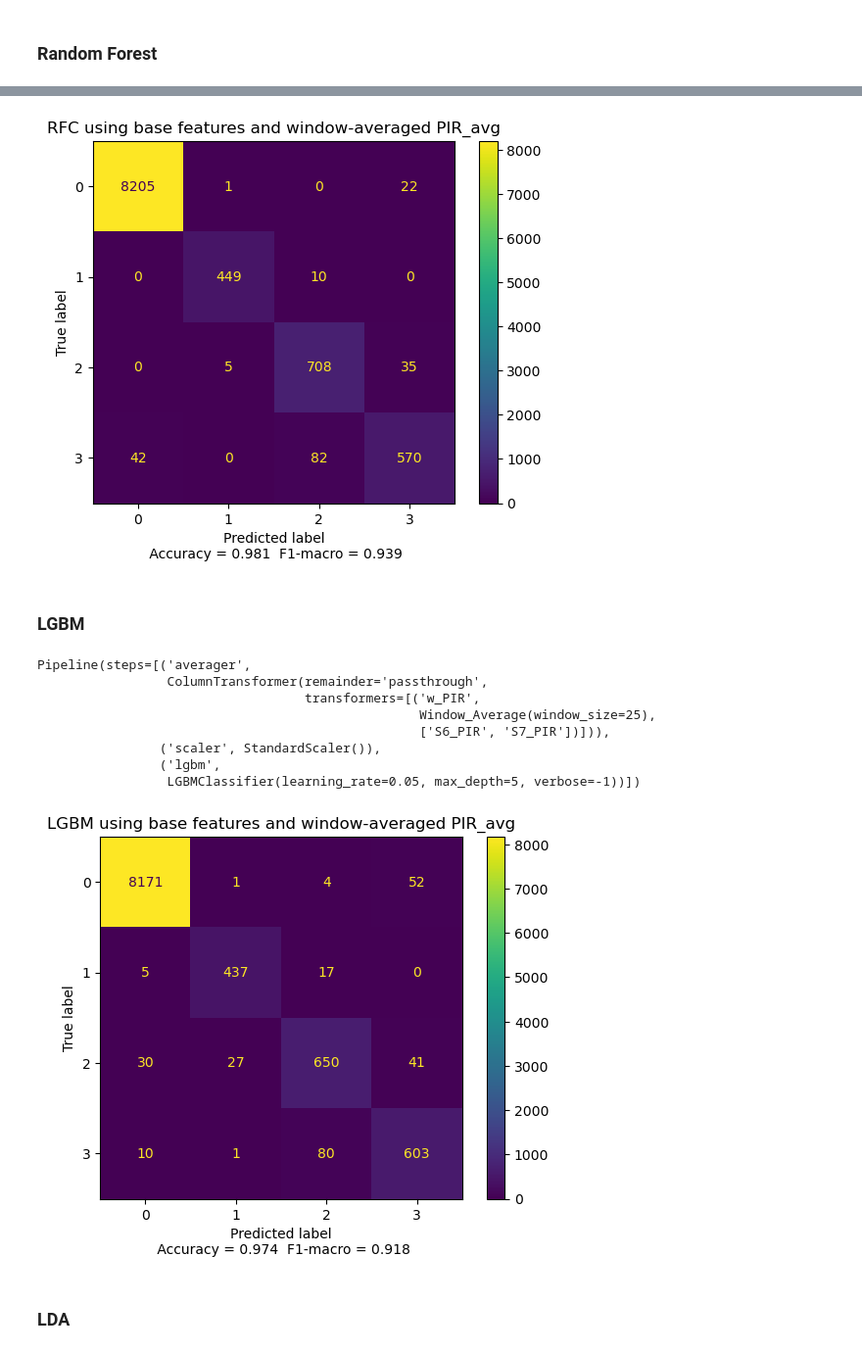
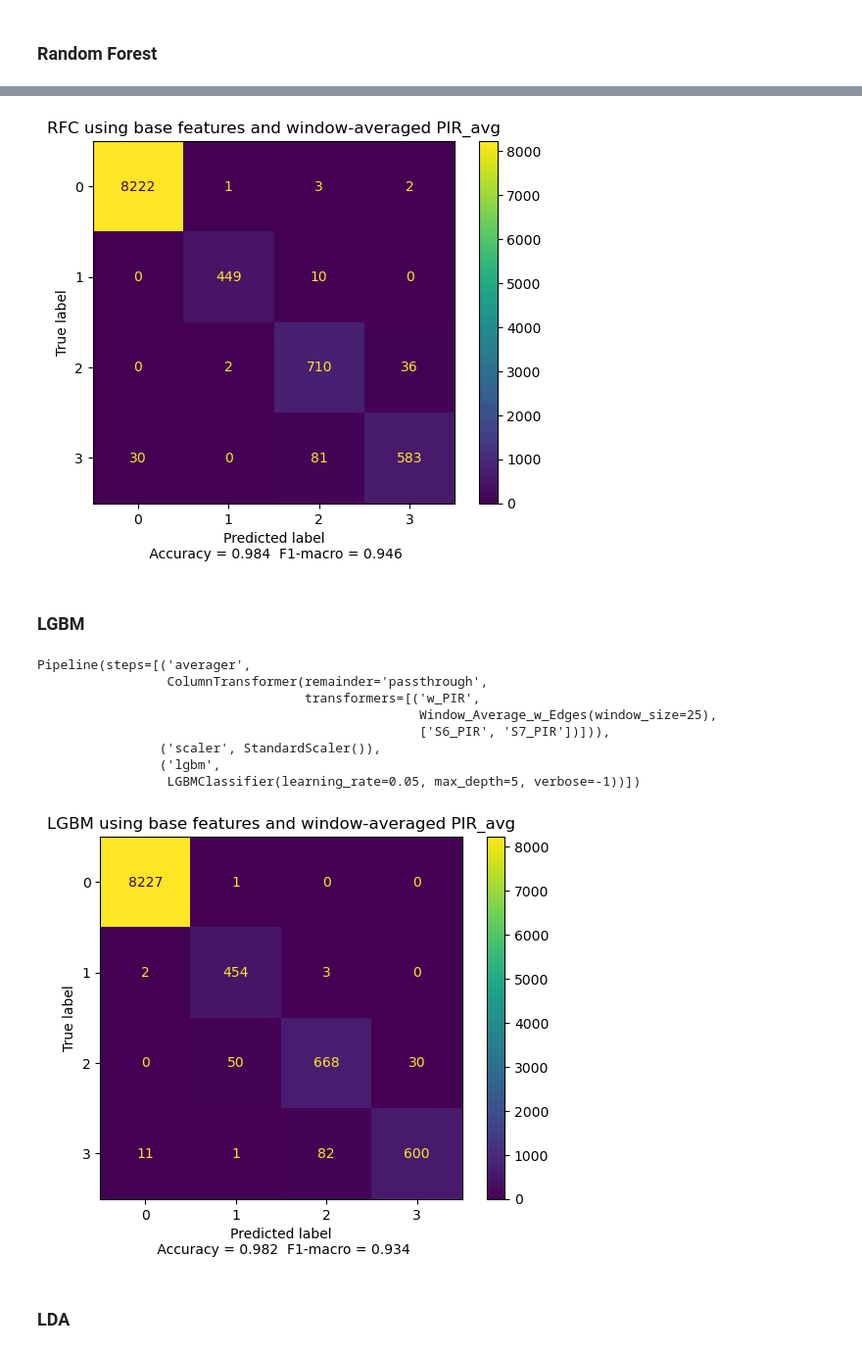
Before and after one commit to Clement-GRD/room_occupancy, a Jupyter notebook: room_occupancy.ipynb, the cells around one changed output, grey strips where cells are left out. Shown at 98% size. Drawn from its saved outputs; the diff is of its cells as text; code cells hidden in the pictures.

```diff
--- a/room_occupancy.ipynb
+++ b/room_occupancy.ipynb
@@ -406,7 +422,7 @@ We will keep `X_avg_PIR` containing base feature and window-averaged `avg_PIR` a
 # %%
 knn_pipeline = Pipeline([
     ('averager',ColumnTransformer([
-         ('avg_PIR',Window_Average(25),['avg_PIR'])],
+         ('avg_PIR',Window_Average_w_Edges(25), ['avg_PIR'])],
          remainder='passthrough')),
     ('std_scaler', StandardScaler()),
     ('knn', KNeighborsClassifier())
@@ -426,8 +442,8 @@ knn_param_grid = [{
     'knn__p':[2]
 }]
 
-knn_grid = GridSearchCV(knn_pipeline,knn_param_grid, scoring='f1_macro' ,cv=10,n_jobs=-1)
-knn_grid.fit(X_avg_PIR,y)
+knn_grid = GridSearchCV(knn_pipeline, knn_param_grid, scoring='f1_macro' ,cv=skf,n_jobs=-1)
+knn_grid.fit(X_avg_PIR, y, groups=groups)
 
 std_knn_best_1 = knn_grid.best_estimator_
 std_knn_best_1
@@ -449,7 +465,7 @@ plot_confusion_acc_f1(y,knn_predictions,'KNN using base features and window-aver
 # %%
 rf_pipeline = Pipeline([
     ('averager',ColumnTransformer([
-         ('avg_PIR',Window_Average(25),['avg_PIR'])],
+         ('avg_PIR',Window_Average_w_Edges(25),['avg_PIR'])],
          remainder='passthrough')),
     ('std_scaler', StandardScaler()),
     ('rfc', RandomForestClassifier())
@@ -471,8 +487,8 @@ rf_random_grid = {'rfc__bootstrap': [False],
                'rfc__min_samples_split': [2],
                'rfc__n_estimators': [200]}
 
-rf_grid = RandomizedSearchCV(rf_pipeline, rf_random_grid, n_iter = 200, cv = 10, n_jobs = -1,verbose=1)
-rf_grid.fit(X_avg_PIR,y)
+rf_grid = RandomizedSearchCV(rf_pipeline, rf_random_grid, n_iter=200, cv=skf, n_jobs=-1, verbose=1)
+rf_grid.fit(X_avg_PIR, y, groups=groups)
 std_rf_best = rf_grid.best_estimator_
 std_rf_best
 # %% [output]
@@ -488,16 +504,16 @@ Pipeline(steps=[('averager',
                                         min_samples_leaf=8,
                                         n_estimators=200))])
 # %%
-rf_predictions = cross_val_predict(std_rf_best,X_avg_PIR,y,cv=10,n_jobs=-1)
+rf_predictions = cross_val_predict(std_rf_best, X_avg_PIR, y, groups=groups, cv=skf, n_jobs=-1)
 plot_confusion_acc_f1(y,rf_predictions,'RFC using base features and window-averaged PIR_avg')
 # %% [output]
-[figure, old version]
+[figure, new version]
 # %% [markdown]
 ### LGBM
 # %%
 lgbm_pipeline= Pipeline([
     ('averager',ColumnTransformer([
-        ('w_PIR',Window_Average(25),PIR_features)],
+        ('w_PIR',Window_Average_w_Edges(25),PIR_features)],
         remainder='passthrough')),
    ('scaler', StandardScaler()),
    ('lgbm', LGBMClassifier(verbose=-1))
@@ -519,24 +535,24 @@ lgbm_param_grid =  {
     'lgbm__n_estimators': [100]
     }
 # %%
-lgbm_grid = GridSearchCV(estimator=lgbm_pipeline, param_grid=lgbm_param_grid, scoring='f1_macro', n_jobs=-1, cv = 10, verbose = 0)
-lgbm_grid_fit = lgbm_grid.fit(X_avg_PIR,y)
+lgbm_grid = GridSearchCV(estimator=lgbm_pipeline, param_grid=lgbm_param_grid, scoring='f1_macro', n_jobs=-1, cv=skf, verbose=0)
+lgbm_grid_fit = lgbm_grid.fit(X_avg_PIR, y, groups=groups)
 std_lgbm_best = lgbm_grid.best_estimator_
 std_lgbm_best
 # %% [output]
 Pipeline(steps=[('averager',
                  ColumnTransformer(remainder='passthrough',
                                    transformers=[('w_PIR',
-                                                  Window_Average(window_size=25),
+                                                  Window_Average_w_Edges(window_size=25),
                                                   ['S6_PIR', 'S7_PIR'])])),
                 ('scaler', StandardScaler()),
                 ('lgbm',
                  LGBMClassifier(learning_rate=0.05, max_depth=5, verbose=-1))])
 # %%
-lgbm_predictions = cross_val_predict(std_lgbm_best,X_avg_PIR,y,cv=10)
-plot_confusion_acc_f1(y,lgbm_predictions,'LGBM using base features and window-averaged PIR_avg')
+lgbm_predictions = cross_val_predict(std_lgbm_best, X_avg_PIR, y, groups=groups, cv=skf)
+plot_confusion_acc_f1(y, lgbm_predictions, 'LGBM using base features and window-averaged PIR_avg')
 # %% [output]
-[figure, old version]
+[figure, new version]
 # %% [markdown]
 ### LDA
 # %%
```
Also changed, not shown: parts of 70 cells of this notebook.
